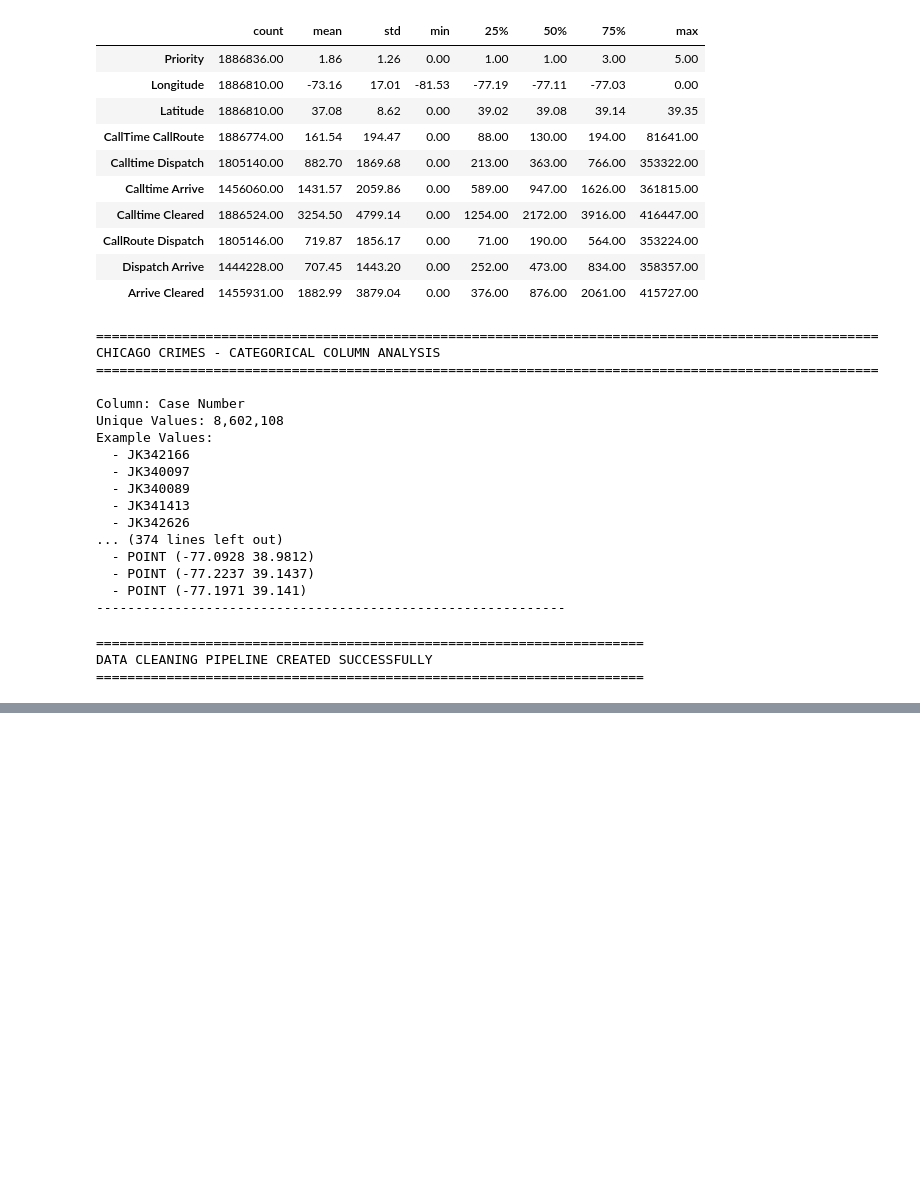
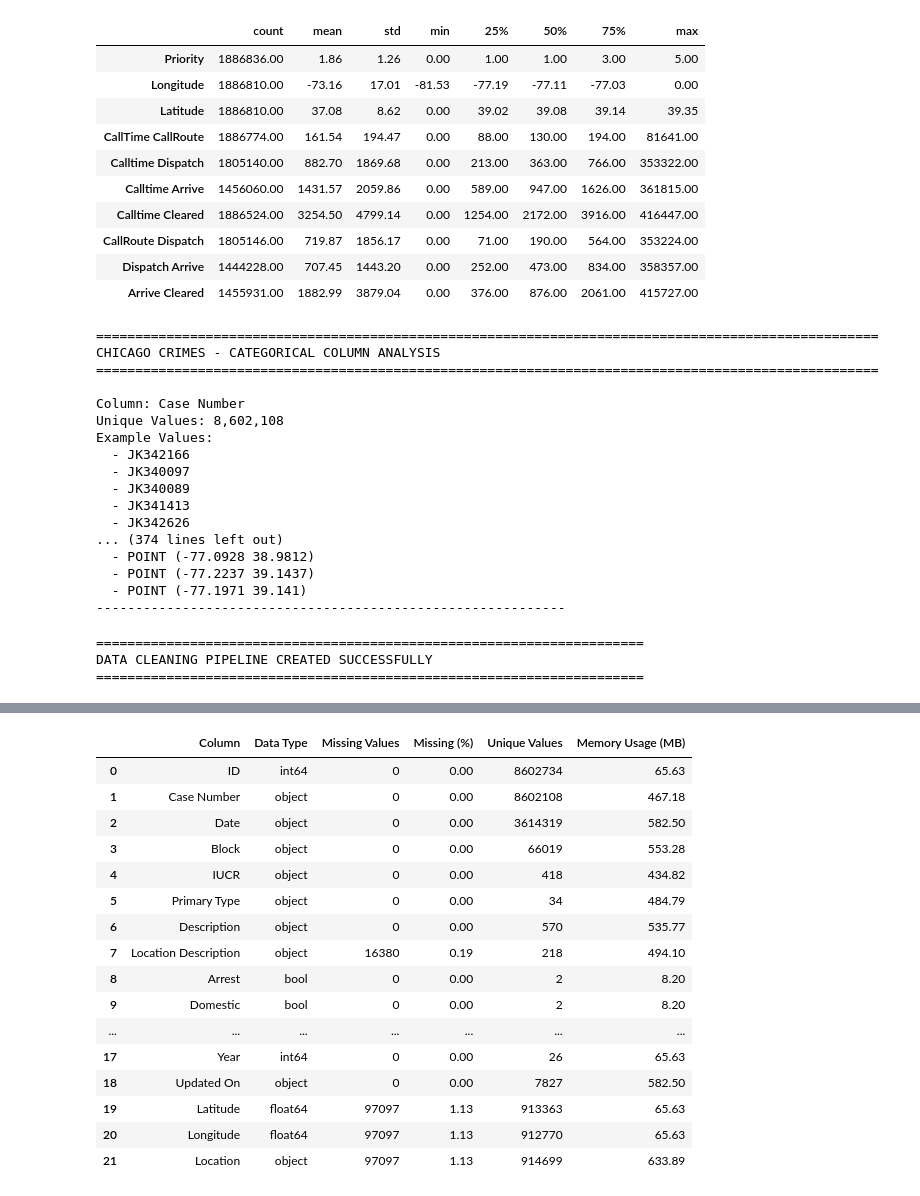
Before and after one commit to arnavon2005/Army_Provost_ML_Project, a Jupyter notebook: Notebooks/Army_Provost_ML_Project_Main.ipynb, the cells around one changed output, grey strips where cells are left out. Cells and saved outputs as stored; diff of their text form; code cells hidden in the pictures; blank space fills up the shorter version.

```diff
--- a/Notebooks/Army_Provost_ML_Project_Main.ipynb
+++ b/Notebooks/Army_Provost_ML_Project_Main.ipynb
@@ -886,3 +889,23 @@ print("=" * 70)
 ======================================================================
 DATA CLEANING PIPELINE CREATED SUCCESSFULLY
 ======================================================================
+# %%
+from pathlib import Path
+
+# ==========================================================
+# PROJECT PATHS
+# ==========================================================
+
+PROJECT_ROOT = "/content/drive/MyDrive/Army_Provost_ML_Project"
+
+RAW_DATASET_PATH = f"{PROJECT_ROOT}/Datasets/Raw"
+CLEAN_DATASET_PATH = f"{PROJECT_ROOT}/Datasets/Cleaned"
+
+MODEL_PATH = f"{PROJECT_ROOT}/Models"
+FIGURE_PATH = f"{PROJECT_ROOT}/Figures"
+REPORTS_PATH = f"{PROJECT_ROOT}/Reports"
+OUTPUTS_PATH = f"{PROJECT_ROOT}/Outputs"
+LOGS_PATH = f"{PROJECT_ROOT}/Logs"
+
+print("REPORTS PATH")
+print(REPORTS_PATH)
@@ -888,0 +915,62 @@ DATA CLEANING PIPELINE CREATED SUCCESSFULLY
+# %%
+# ==========================================================
+# STEP 12 : DATA QUALITY REPORT
+# ==========================================================
+
+import pandas as pd
+import os
+
+def generate_data_quality_report(df, dataset_name, save_path):
+    """
+    Generates a comprehensive data quality report.
+    """
+
+    report = pd.DataFrame({
+        "Column": df.columns,
+        "Data Type": df.dtypes.astype(str).values,
+        "Missing Values": df.isnull().sum().values,
+        "Missing (%)": ((df.isnull().sum() / len(df)) * 100).round(2).values,
+        "Unique Values": df.nunique(dropna=True).values
+    })
+
+    report["Memory Usage (MB)"] = [
+        round(df[col].memory_usage(deep=True) / (1024 ** 2), 2)
+        for col in df.columns
+    ]
+
+    print("=" * 80)
+    print(f"{dataset_name} DATA QUALITY REPORT")
+    print("=" * 80)
+
+    display(report)
+
+    # Save report as CSV
+    filename = os.path.join(
+        save_path,
+        f"{dataset_name.lower().replace(' ', '_')}_data_quality_report.csv"
+    )
+
+    report.to_csv(filename, index=False)
+
+    print("\nReport saved to:")
+    print(filename)
+
+    return report
+
+
+# ----------------------------------------------------------
+# Generate reports
+# ----------------------------------------------------------
+
+chicago_report = generate_data_quality_report(
+    chicago_df,
+    "Chicago Crimes",
+    REPORTS_PATH
+)
+
+montgomery_report = generate_data_quality_report(
+    montgomery_df,
+    "Montgomery Dispatch",
+    REPORTS_PATH
+)
+# %% [output]
@@ -888,0 +980,17 @@ DATA CLEANING PIPELINE CREATED SUCCESSFULLY
+|  | Column | Data Type | Missing Values | Missing (%) | Unique Values | Memory Usage (MB) |
+| 0 | ID | int64 | 0 | 0.00 | 8602734 | 65.63 |
+| 1 | Case Number | object | 0 | 0.00 | 8602108 | 467.18 |
+| 2 | Date | object | 0 | 0.00 | 3614319 | 582.50 |
+| 3 | Block | object | 0 | 0.00 | 66019 | 553.28 |
+| 4 | IUCR | object | 0 | 0.00 | 418 | 434.82 |
+| 5 | Primary Type | object | 0 | 0.00 | 34 | 484.79 |
+| 6 | Description | object | 0 | 0.00 | 570 | 535.77 |
+| 7 | Location Description | object | 16380 | 0.19 | 218 | 494.10 |
+| 8 | Arrest | bool | 0 | 0.00 | 2 | 8.20 |
+| 9 | Domestic | bool | 0 | 0.00 | 2 | 8.20 |
+| ... | ... | ... | ... | ... | ... | ... |
+| 17 | Year | int64 | 0 | 0.00 | 26 | 65.63 |
+| 18 | Updated On | object | 0 | 0.00 | 7827 | 582.50 |
+| 19 | Latitude | float64 | 97097 | 1.13 | 913363 | 65.63 |
+| 20 | Longitude | float64 | 97097 | 1.13 | 912770 | 65.63 |
+| 21 | Location | object | 97097 | 1.13 | 914699 | 633.89 |
```
Also changed, not shown: parts of 6 cells of this notebook.
